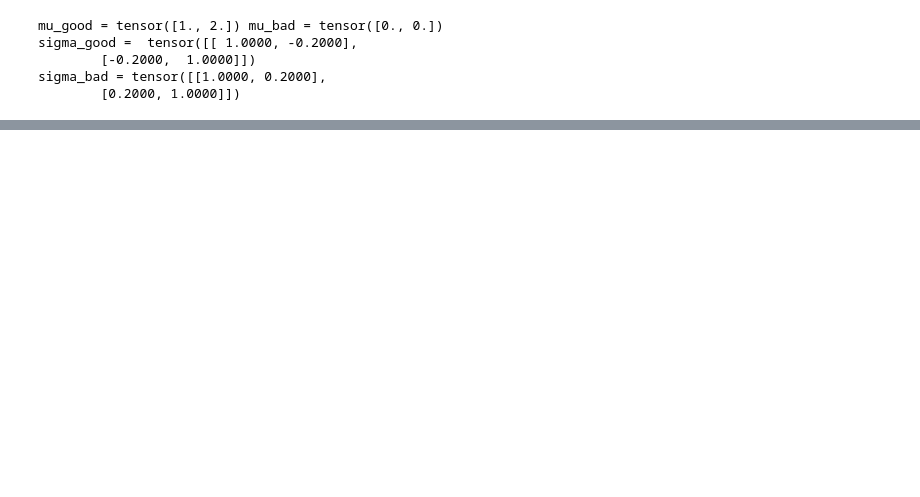
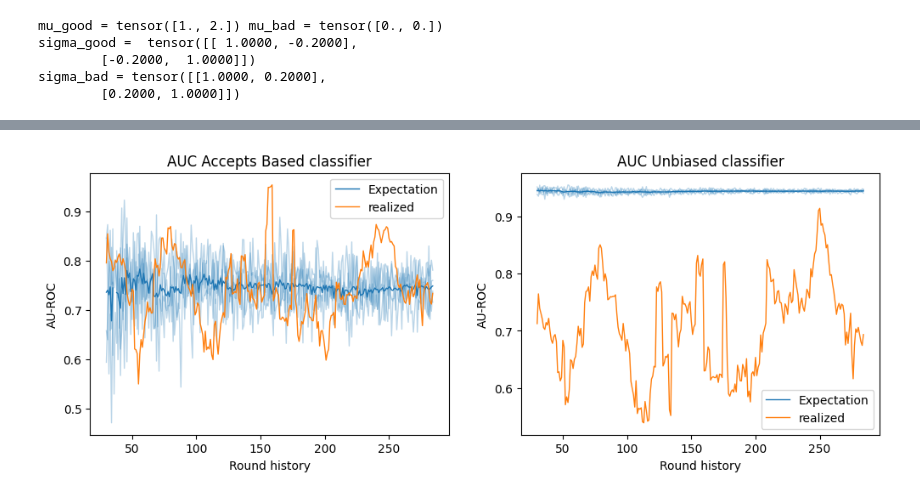
Before and after one commit to TheBISEconStatcian/BEReBASL, a Jupyter notebook: dev/check_hypothesis_for_auc.ipynb, the cells around one changed output, grey strips where cells are left out. Saved outputs shown, nothing was run; the diff lists cells and outputs as text; code cells hidden in the pictures; blank space fills up the shorter version.

```diff
--- a/dev/check_hypothesis_for_auc.ipynb
+++ b/dev/check_hypothesis_for_auc.ipynb
@@ -108,8 +104,3 @@ if True:
 ## Step 1: Make GDP less easy
 
 The GDP shows a too well linearly separable problem, such that it is highly unrealistic. A first generation showed highly unrealistic false positive rate of **98,57%** among accepts, meaning the decision was right almost always, among those a lot of the defaults come from the initial generation round, such that when leaving it out the FPR was **99,16%** -> absolute nonsense
-# %%
-k = 2
-mixture = dgp.good_mixture
-k = mixture.mean.size(-1)
-mixture.cov_chol_decomp.expand(mixture.b, mixture.m, k, k)
@@ -297,12 +145,0 @@ for hist_up_to_gen_idx in range(min_gens_passed, total_gens-gen_count_ahead_of_t
-# %%
-N = 27
-k = 4
-
-N_perm = torch.arange(N)+1#torch.randperm(N, generator=rng, device=features.device) + 1
-
-N_mod_k = N % k
-
-torch.cat([
-        N_perm[:-N_mod_k].reshape(k, N//k),
-        torch.nn.functional.pad(N_perm[-N_mod_k:], pad=(k-N_mod_k, 0), value=0).unsqueeze(-1)
-    ], dim=-1)
@@ -713,0 +275,29 @@ def batched_auroc_corrected(
+# %%
+from matplotlib import pyplot as plt
+import matplotlib.colors as mcolors
+#from matplotlib.collections import LineCollection
+
+rounds_idx = torch.arange(min_gens_passed, total_gens-gen_count_ahead_of_time)
+
+colors = plt.rcParams["axes.prop_cycle"].by_key()["color"]
+color_expectation = colors[0]
+color_realized = colors[1]
+
+fig, axes = plt.subplots(ncols=2, figsize=(12,4))
+
+
+for ax, exp, real, which in zip(axes, [auc_exp_acc_based, auc_exp_unbiased], [auc_real_acc_based, auc_real_unbiased], ["Accepts Based", "Unbiased"]):
+    ax.plot(rounds_idx, exp.mean(dim=-1).detach(), c=color_expectation, lw=1, label="Expectation")
+    for k in range(k_folds):
+        ax.plot(rounds_idx, exp[:, k].detach(), c=mcolors.to_rgb(color_expectation) + (0.3,), lw=1)
+
+    ax.plot(rounds_idx, real.detach(), c=color_realized, lw=1, label="realized")
+
+    ax.set_ylabel("AU-ROC")
+    ax.set_xlabel("Round history")
+    ax.set_title("AUC " + which + " classifier")
+    ax.legend()
+
+plt.show()
+# %% [output]
+[figure, added]
```
Also changed, not shown: parts of 26 cells of this notebook.
